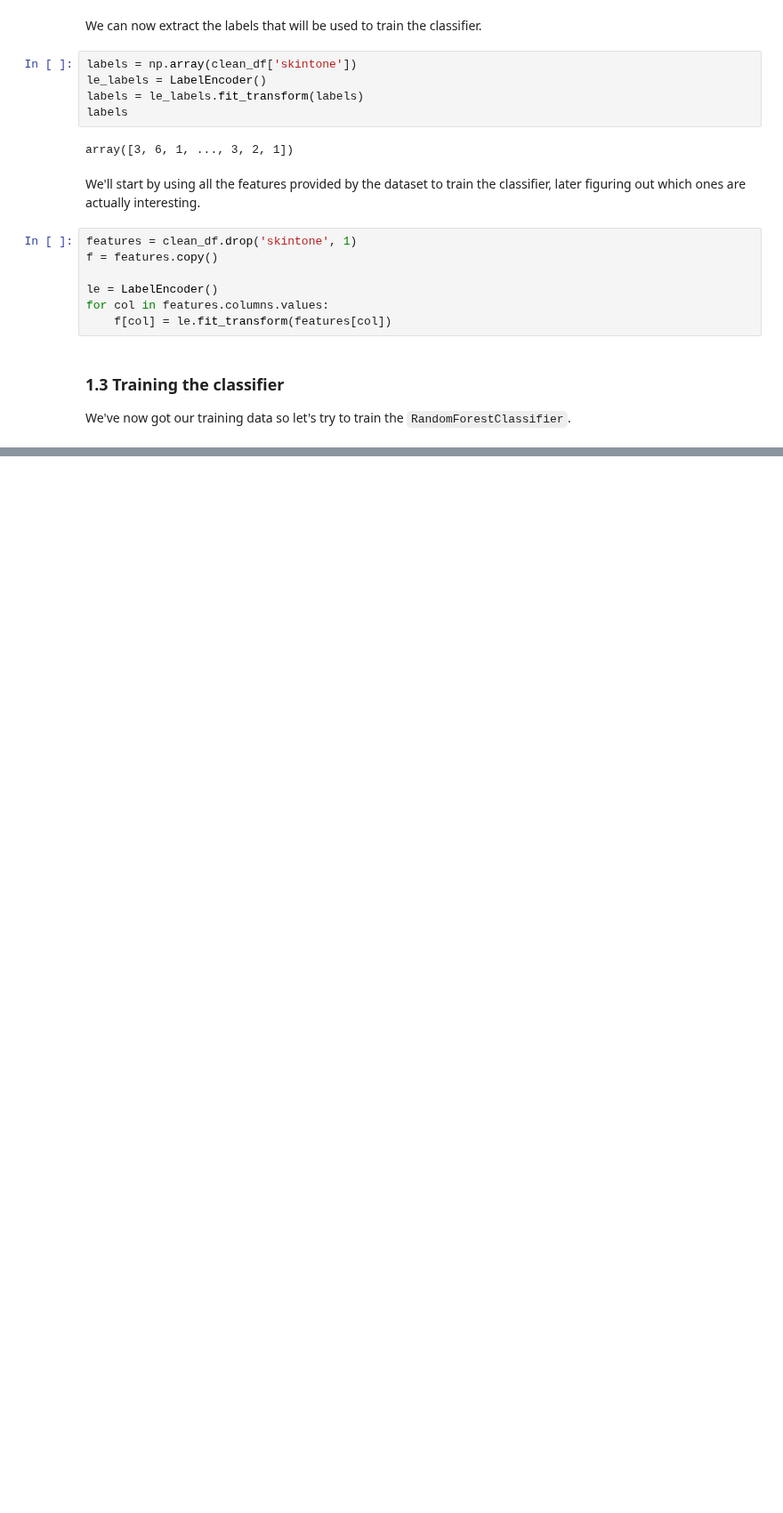
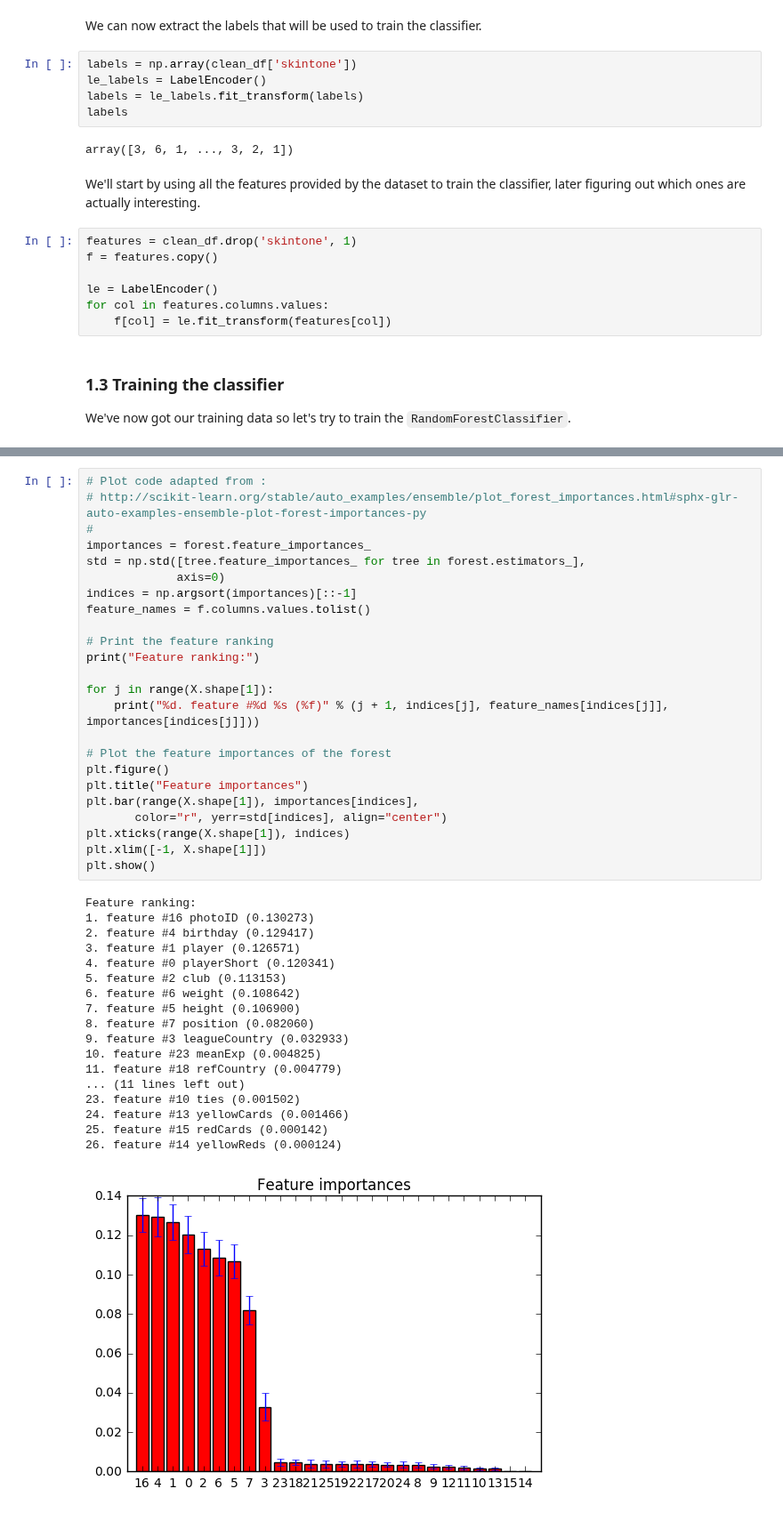
Before and after one commit to romac/ADAHomeworks, a Jupyter notebook: 04 - Applied ML/04 - Applied ML.ipynb, the cells around one changed output, grey strips where cells are left out. Shown at 89% size. Saved outputs shown, nothing was run; the diff lists cells and outputs as text; blank space fills up the shorter version.

```diff
--- a/04 - Applied ML/04 - Applied ML.ipynb
+++ b/04 - Applied ML/04 - Applied ML.ipynb
@@ -288,0 +360,43 @@ le_labels.inverse_transform(clf.predict(f.iloc[[2]])[0])
+# %%
+# Plot code adapted from :
+# http://scikit-learn.org/stable/auto_examples/ensemble/plot_forest_importances.html#sphx-glr-auto-examples-ensemble-plot-forest-importances-py
+#
+importances = forest.feature_importances_
+std = np.std([tree.feature_importances_ for tree in forest.estimators_],
+             axis=0)
+indices = np.argsort(importances)[::-1]
+feature_names = f.columns.values.tolist()
+
+# Print the feature ranking
+print("Feature ranking:")
+
+for j in range(X.shape[1]):
+    print("%d. feature #%d %s (%f)" % (j + 1, indices[j], feature_names[indices[j]], importances[indices[j]]))
+
+# Plot the feature importances of the forest
+plt.figure()
+plt.title("Feature importances")
+plt.bar(range(X.shape[1]), importances[indices],
+       color="r", yerr=std[indices], align="center")
+plt.xticks(range(X.shape[1]), indices)
+plt.xlim([-1, X.shape[1]])
+plt.show()
+# %% [output]
+Feature ranking:
+1. feature #16 photoID (0.130273)
+2. feature #4 birthday (0.129417)
+3. feature #1 player (0.126571)
+4. feature #0 playerShort (0.120341)
+5. feature #2 club (0.113153)
+6. feature #6 weight (0.108642)
+7. feature #5 height (0.106900)
+8. feature #7 position (0.082060)
+9. feature #3 leagueCountry (0.032933)
+10. feature #23 meanExp (0.004825)
+11. feature #18 refCountry (0.004779)
+... (11 lines left out)
+23. feature #10 ties (0.001502)
+24. feature #13 yellowCards (0.001466)
+25. feature #15 redCards (0.000142)
+26. feature #14 yellowReds (0.000124)
+[figure, added]
```
Also changed, not shown: parts of 16 cells of this notebook.
